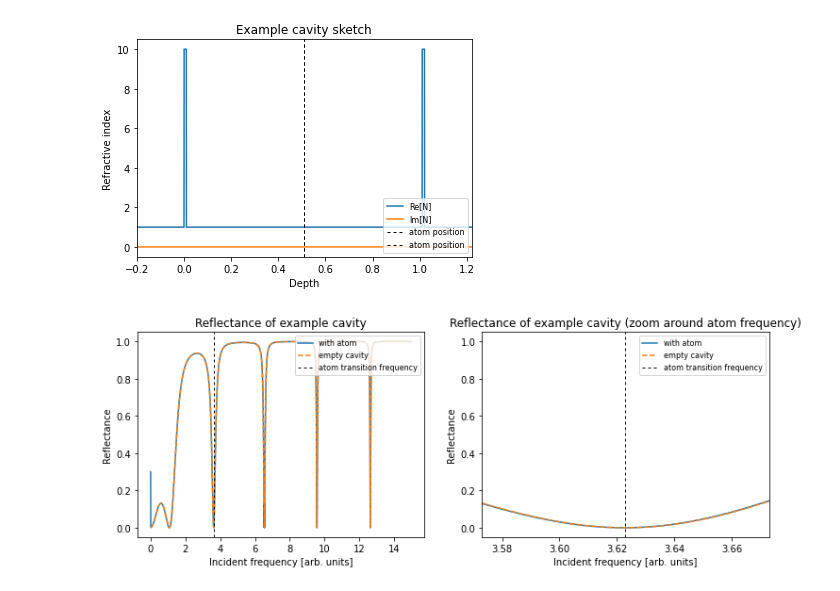
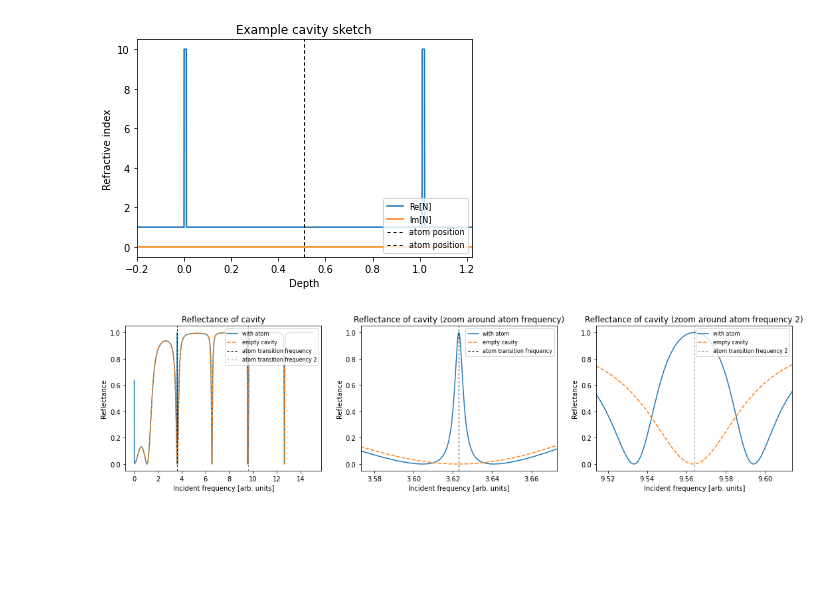
Before and after one commit to dlentrodt/pyrot, a Jupyter notebook: demo/test2.ipynb, the cells around one changed output. Drawn from its saved outputs; the diff is of its cells as text; code cells hidden in the pictures; blank space fills up the shorter version.

Commit message:
Changes to multi-atom. Seems to work now. Need more testing.

```diff
--- a/demo/test2.ipynb
+++ b/demo/test2.ipynb
@@ -44,7 +44,8 @@ k = np.linspace(0.001, 15., 200000) # incident frequency / wavenumber
 # %%
 ### atom parameters ###
 atom_om  = 3.623
-atom_om2 = 6.536
+#atom_om2 = 6.536
+atom_om2 = 9.564
 atoms_params = [[0.51, 0.01, atom_om,  0.0],
                 [0.51, 0.01, atom_om2, 0.0]]
 # %%
@@ -130,49 +133,112 @@ depth = np.linspace(-outside_buffer, t_tot+outside_buffer, 10000)
 atoms.draw_cav(depth)
 # %% [output]
 [figure]
+# %%
+### plot meta params ###
+resonant_layer_idx = 3
+
+zoom_dif  = 0.05
+zoom_dif2 = 0.05
+
+zoom_dif_ref  = 0.002
+zoom_dif2_ref = 0.002
+ylim_ref = [-0.3e6, 0.3e6]
 # %%
 ### reflection ###
-plt.figure(figsize=(6*2,4))
+plt.figure(figsize=(6*3,4))
 
-plt.subplot(121, xlabel='Incident frequency [arb. units]', ylabel='Reflectance',
-            title='Reflectance of example cavity')
+plt.subplot(131, xlabel='Incident frequency [arb. units]', ylabel='Reflectance',
+            title='Reflectance of cavity')
 plt.plot(k, R_atoms, label='with atom')
 plt.plot(k, R_empty, '--', label='empty cavity')
 plt.axvline(atom_om, color='k', dashes=[3,3], lw=1.0, label='atom transition frequency')
+plt.axvline(atom_om2, color='gray', dashes=[3,3], lw=1.0, label='atom transition frequency 2')
 plt.legend(loc=1, fontsize=8)
 
-plt.subplot(122, xlabel='Incident frequency [arb. units]', ylabel='Reflectance',
-            title='Reflectance of example cavity (zoom around atom frequency)')
+plt.subplot(132, xlabel='Incident frequency [arb. units]', ylabel='Reflectance',
+            title='Reflectance of cavity (zoom around atom frequency)')
 plt.plot(k, R_atoms, label='with atom')
 plt.plot(k, R_empty, '--', label='empty cavity')
 plt.axvline(atom_om, color='k', dashes=[3,3], lw=1.0, label='atom transition frequency')
 
-zoom_dif = 0.05
 plt.xlim([atom_om-zoom_dif, atom_om+zoom_dif])
+plt.legend(loc=1, fontsize=8)
+
+plt.subplot(133, xlabel='Incident frequency [arb. units]', ylabel='Reflectance',
+            title='Reflectance of cavity (zoom around atom frequency 2)')
+plt.plot(k, R_atoms, label='with atom')
+plt.plot(k, R_empty, '--', label='empty cavity')
+plt.axvline(atom_om2, color='gray', dashes=[3,3], lw=1.0, label='atom transition frequency 2')
+
+plt.xlim([atom_om2-zoom_dif2, atom_om2+zoom_dif2])
 plt.legend(loc=1, fontsize=8)
 
 plt.show()
 
 ### transmission ###
-plt.figure(figsize=(6*2,4))
+plt.figure(figsize=(6*3,4))
 
-plt.subplot(121, xlabel='Incident frequency [arb. units]', ylabel='Transmittance',
-            title='Transmittance of example cavity')
+plt.subplot(131, xlabel='Incident frequency [arb. units]', ylabel='Transmittance',
+            title='Transmittance of cavity')
 plt.plot(k, T_atoms, label='with atom')
 plt.plot(k, T_empty, '--', label='empty cavity')
 plt.axvline(atom_om, color='k', dashes=[3,3], lw=1.0, label='atom transition frequency')
-plt.legend(loc=4, fontsize=8)
+plt.axvline(atom_om2, color='k', dashes=[3,3], lw=1.0, label='atom transition frequency 2')
+#plt.legend(loc=4, fontsize=8)
 
-plt.subplot(122, xlabel='Incident frequency [arb. units]', ylabel='Transmittance',
-            title='Transmittance of example cavity (zoom around atom frequency)')
+plt.subplot(132, xlabel='Incident frequency [arb. units]', ylabel='Transmittance',
+            title='Transmittance of cavity (zoom around atom frequency)')
 plt.plot(k, T_atoms, label='with atom')
 plt.plot(k, T_empty, '--', label='empty cavity')
 plt.axvline(atom_om, color='k', dashes=[3,3], lw=1.0, label='atom transition frequency')
 
-zoom_dif = 0.05
 plt.xlim([atom_om-zoom_dif, atom_om+zoom_dif])
-plt.legend(loc=4, fontsize=8)
+#plt.legend(loc=4, fontsize=8)
+
+plt.subplot(133, xlabel='Incident frequency [arb. units]', ylabel='Transmittance',
+            title='Transmittance of cavity (zoom around atom frequency 2)')
+plt.plot(k, T_atoms, label='with atom')
+plt.plot(k, T_empty, '--', label='empty cavity')
+plt.axvline(atom_om2, color='k', dashes=[3,3], lw=1.0, label='atom transition frequency 2')
+
+plt.xlim([atom_om2-zoom_dif2, atom_om2+zoom_dif2])
+#plt.legend(loc=4, fontsize=8)
 
 plt.show()
+
+### linear refractive index of atom layer ###
+plt.figure(figsize=(6*3,4))
+
+plt.subplot(131, xlabel='Incident frequency [arb. units]', ylabel='n',
+            title='Refractive index of atomic layer')
+plt.plot(k, np.real(n_int[resonant_layer_idx]), label='Re[n]')
+plt.plot(k, np.imag(n_int[resonant_layer_idx]), label='Im[n]')
+plt.axvline(atom_om, color='k', dashes=[3,3], lw=1.0, label='atom transition frequency')
+plt.axvline(atom_om2, color='k', dashes=[3,3], lw=1.0, label='atom transition frequency 2')
+plt.ylim(ylim_ref)
+
+#plt.legend(loc=4, fontsize=8)
+
+plt.subplot(132, xlabel='Incident frequency [arb. units]', ylabel='n',
+            title='Refractive index of atomic layer (zoom 1)')
+plt.plot(k, np.real(n_int[resonant_layer_idx]), label='Re[n]')
+plt.plot(k, np.imag(n_int[resonant_layer_idx]), label='Im[n]')
+plt.axvline(atom_om, color='k', dashes=[3,3], lw=1.0, label='atom transition frequency')
+plt.ylim(ylim_ref)
+
+plt.xlim([atom_om-zoom_dif_ref, atom_om+zoom_dif_ref])
+#plt.legend(loc=4, fontsize=8)
+
+plt.subplot(133, xlabel='Incident frequency [arb. units]', ylabel='n',
+            title='Refractive index of atomic layer (zoom 2)')
+plt.plot(k, np.real(n_int[resonant_layer_idx]), label='Re[n]')
+plt.plot(k, np.imag(n_int[resonant_layer_idx]), label='Im[n]')
+plt.axvline(atom_om2, color='k', dashes=[3,3], lw=1.0, label='atom transition frequency 2')
+plt.ylim(ylim_ref)
+
+plt.xlim([atom_om2-zoom_dif2_ref, atom_om2+zoom_dif2_ref])
+#plt.legend(loc=4, fontsize=8)
+
+plt.show()
 # %% [output]
-[figure, old version]
+[figure, new version]
```
Also changed, not shown: parts of 6 cells of this notebook, 1 other file.
